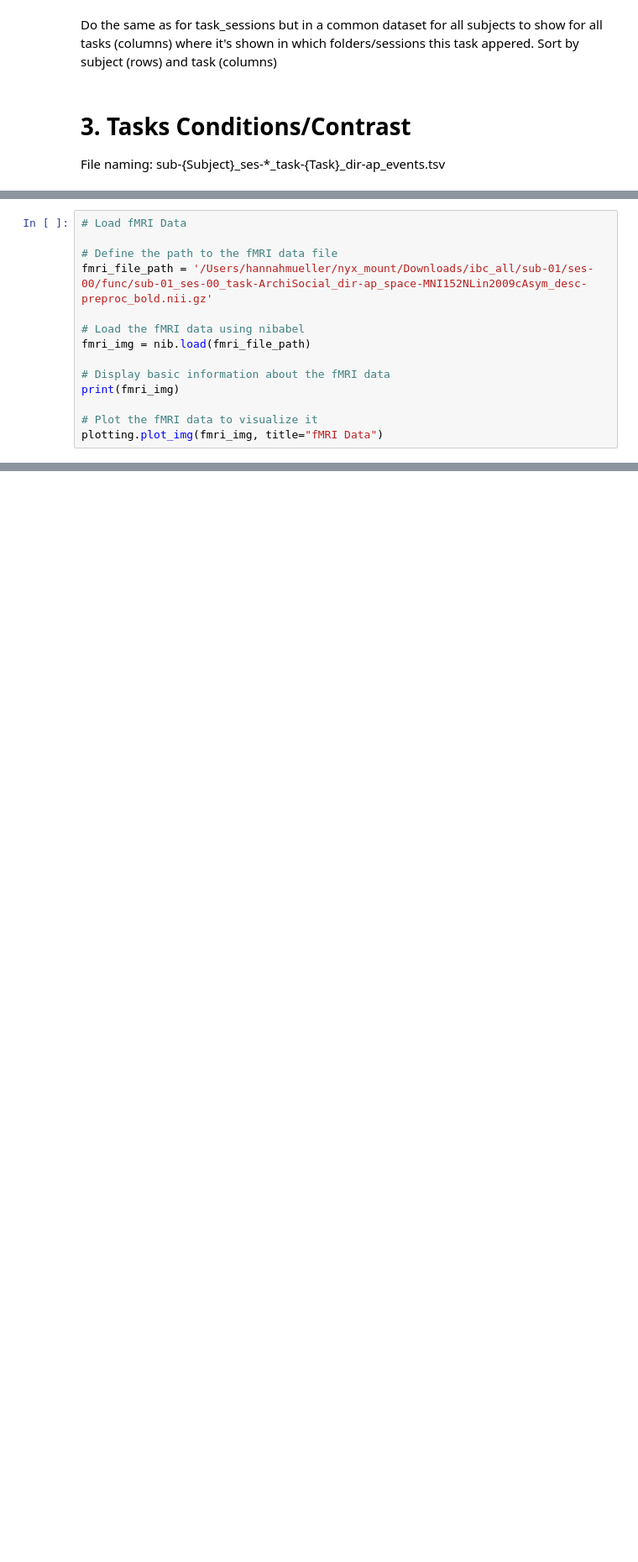
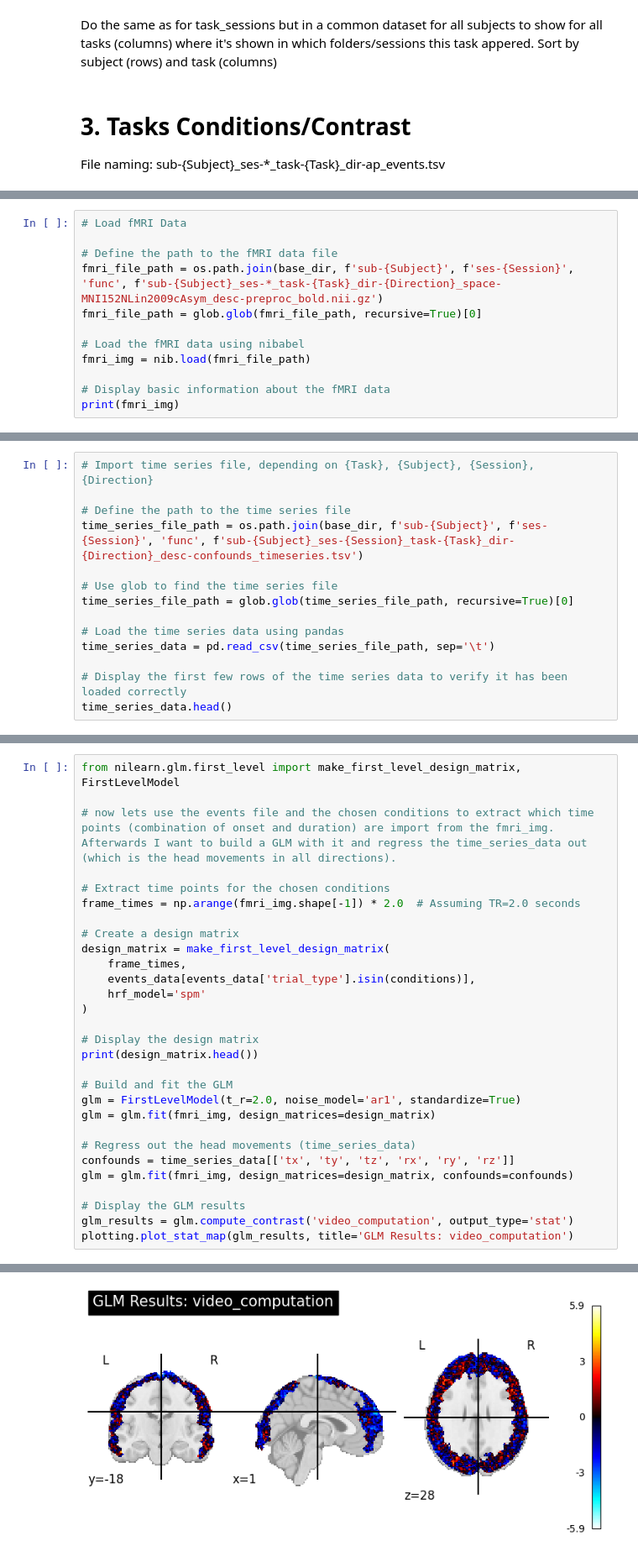
Before and after one commit to hannah1809/ibc_latent, a Jupyter notebook: First_GLM.ipynb, the cells around one changed output, grey strips where cells are left out. Shown: that part at 84% size. Drawn from its saved outputs; the diff is of its cells as text; blank space fills up the shorter version.

Commit message:
Adding nifti and time series

```diff
--- a/First_GLM.ipynb
+++ b/First_GLM.ipynb
@@ -234,15 +236,13 @@ Load the fMRI data from the .nii file using nibabel.
 # Load fMRI Data
 
 # Define the path to the fMRI data file
-fmri_file_path = '/Users/hannahmueller/nyx_mount/Downloads/ibc_all/sub-01/ses-00/func/sub-01_ses-00_task-ArchiSocial_dir-ap_space-MNI152NLin2009cAsym_desc-preproc_bold.nii.gz'
+fmri_file_path = os.path.join(base_dir, f'sub-{Subject}', f'ses-{Session}', 'func', f'sub-{Subject}_ses-*_task-{Task}_dir-{Direction}_space-MNI152NLin2009cAsym_desc-preproc_bold.nii.gz')
+fmri_file_path = glob.glob(fmri_file_path, recursive=True)[0]
 
 # Load the fMRI data using nibabel
 fmri_img = nib.load(fmri_file_path)
 
 # Display basic information about the fMRI data
 print(fmri_img)
-
-# Plot the fMRI data to visualize it
-plotting.plot_img(fmri_img, title="fMRI Data")
 # %% [output]
 <class 'nibabel.nifti1.Nifti1Image'>
@@ -332,0 +269,14 @@ for condition, contrast_map in contrast_maps.items():
+# %%
+# Import time series file, depending on {Task}, {Subject}, {Session}, {Direction}
+
+# Define the path to the time series file
+time_series_file_path = os.path.join(base_dir, f'sub-{Subject}', f'ses-{Session}', 'func', f'sub-{Subject}_ses-{Session}_task-{Task}_dir-{Direction}_desc-confounds_timeseries.tsv')
+
+# Use glob to find the time series file
+time_series_file_path = glob.glob(time_series_file_path, recursive=True)[0]
+
+# Load the time series data using pandas
+time_series_data = pd.read_csv(time_series_file_path, sep='\t')
+
+# Display the first few rows of the time series data to verify it has been loaded correctly
+time_series_data.head()
@@ -332,0 +290,30 @@ for condition, contrast_map in contrast_maps.items():
+# %%
+from nilearn.glm.first_level import make_first_level_design_matrix, FirstLevelModel
+
+# now lets use the events file and the chosen conditions to extract which time points (combination of onset and duration) are import from the fmri_img. Afterwards I want to build a GLM with it and regress the time_series_data out (which is the head movements in all directions).
+
+# Extract time points for the chosen conditions
+frame_times = np.arange(fmri_img.shape[-1]) * 2.0  # Assuming TR=2.0 seconds
+
+# Create a design matrix
+design_matrix = make_first_level_design_matrix(
+    frame_times,
+    events_data[events_data['trial_type'].isin(conditions)],
+    hrf_model='spm'
+)
+
+# Display the design matrix
+print(design_matrix.head())
+
+# Build and fit the GLM
+glm = FirstLevelModel(t_r=2.0, noise_model='ar1', standardize=True)
+glm = glm.fit(fmri_img, design_matrices=design_matrix)
+
+# Regress out the head movements (time_series_data)
+confounds = time_series_data[['tx', 'ty', 'tz', 'rx', 'ry', 'rz']]
+glm = glm.fit(fmri_img, design_matrices=design_matrix, confounds=confounds)
+
+# Display the GLM results
+glm_results = glm.compute_contrast('video_computation', output_type='stat')
+plotting.plot_stat_map(glm_results, title='GLM Results: video_computation')
+# %% [output]
@@ -332,0 +338 @@ for condition, contrast_map in contrast_maps.items():
+[figure, added]
```
Also changed, not shown: parts of 30 cells of this notebook.
